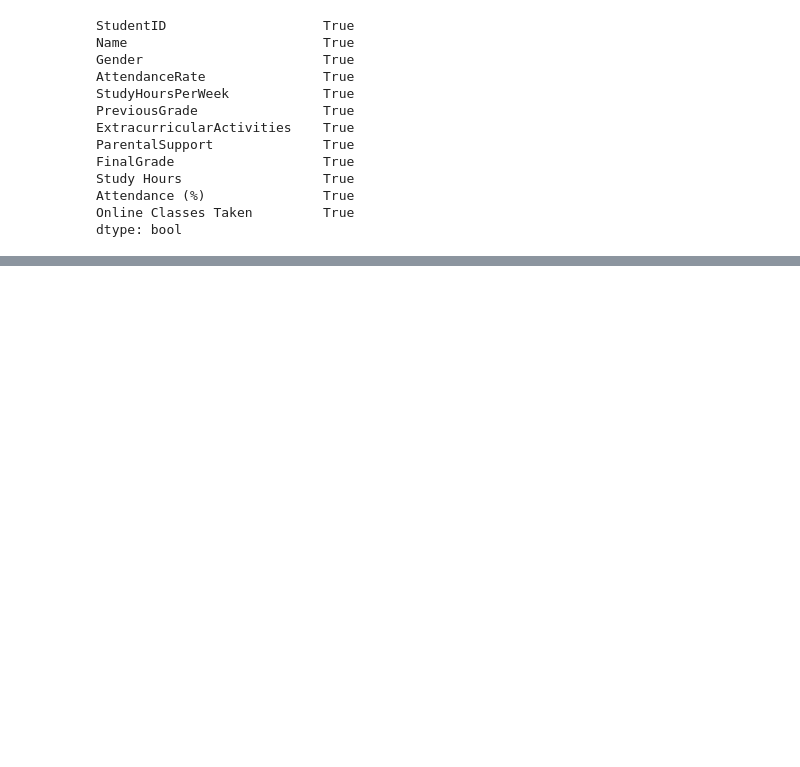
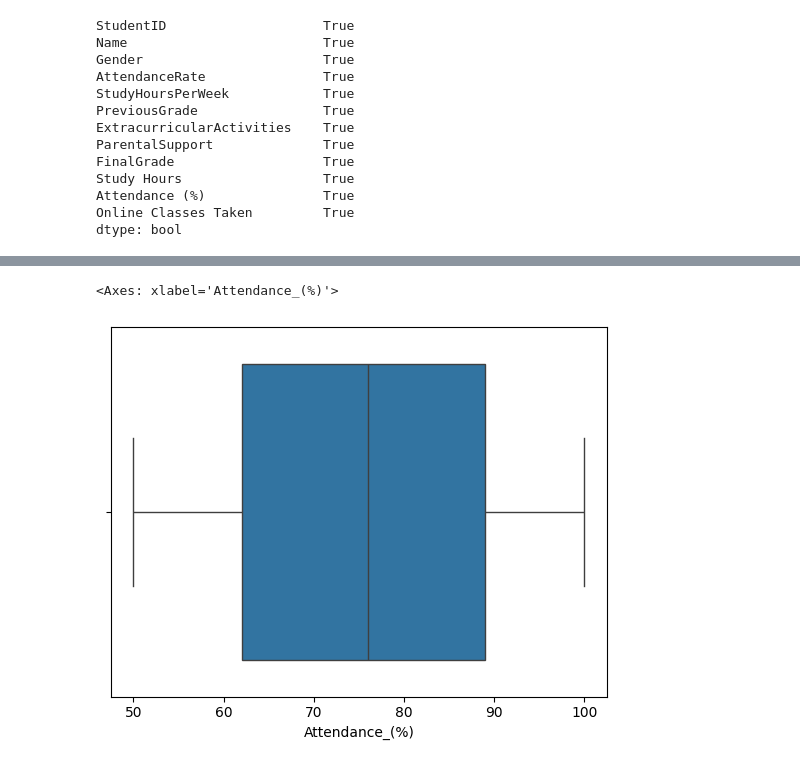
Before and after one commit to Deepakvardhan/Analysis, a Jupyter notebook: student_analysis.ipynb, the cells around one changed output, grey strips where cells are left out. Saved outputs shown, nothing was run; the diff lists cells and outputs as text; code cells hidden in the pictures; blank space fills up the shorter version.

```diff
--- a/student_analysis.ipynb
+++ b/student_analysis.ipynb
@@ -144,0 +132,4 @@ student_content_copy.dropna(subset=["StudentID",'Name'], inplace=False).reset_in
+# %%
+student_content_copy.columns=student_content_copy.columns.str.replace(" ","_")
+# %%
+val=student_content_copy[(student_content_copy["Attendance_(%)"]>100) | (student_content_copy["Study_Hours"]<0)]
@@ -145 +140,6 @@ student_content_copy.dropna(subset=["StudentID",'Name'], inplace=False).reset_in
+# %%
+sns.boxplot(x=student_content_copy["Attendance_(%)"])##outlier in Attendance (%)
+# %% [output]
+<Axes: xlabel='Attendance_(%)'>
+[figure, added]
 # %%
```
Also changed, not shown: parts of 16 cells of this notebook.
